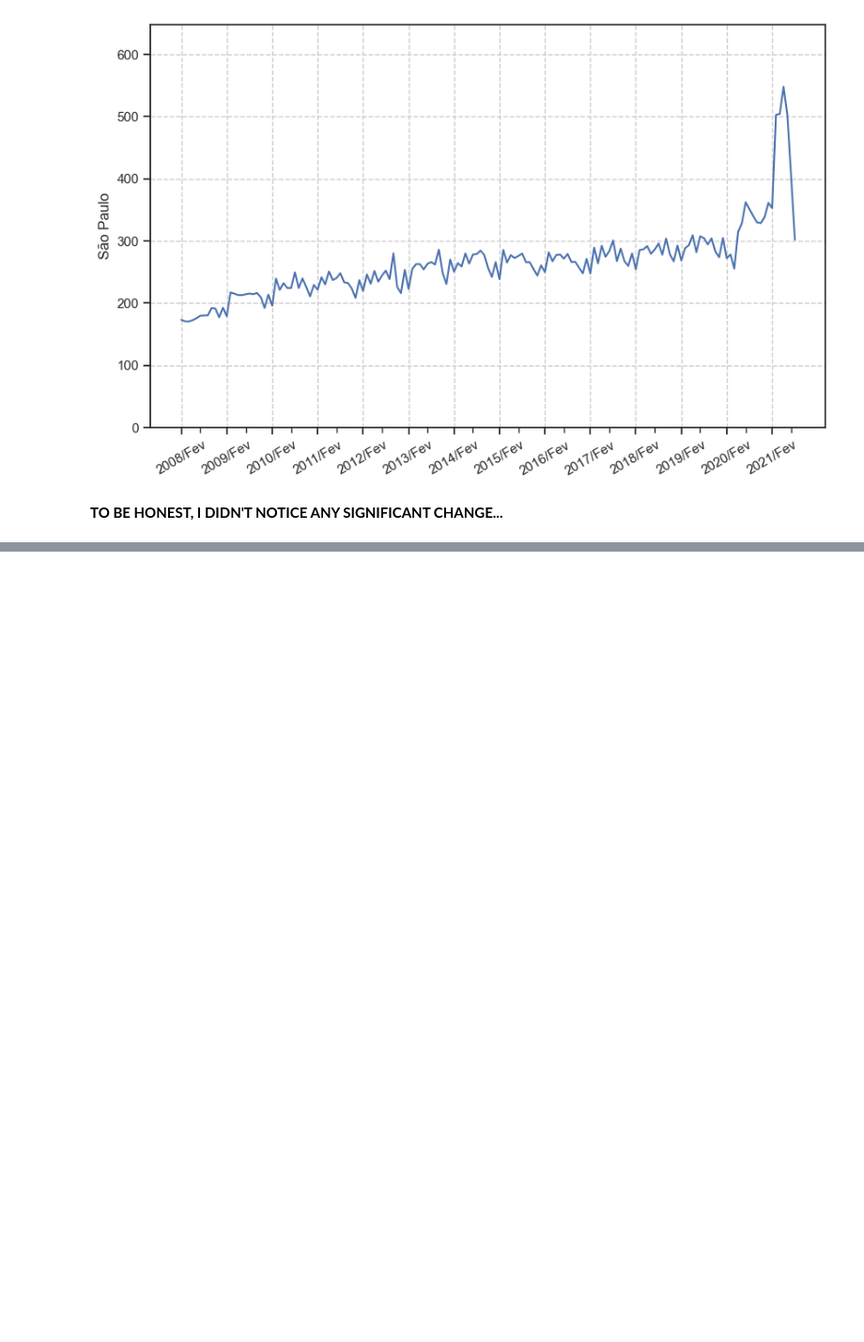
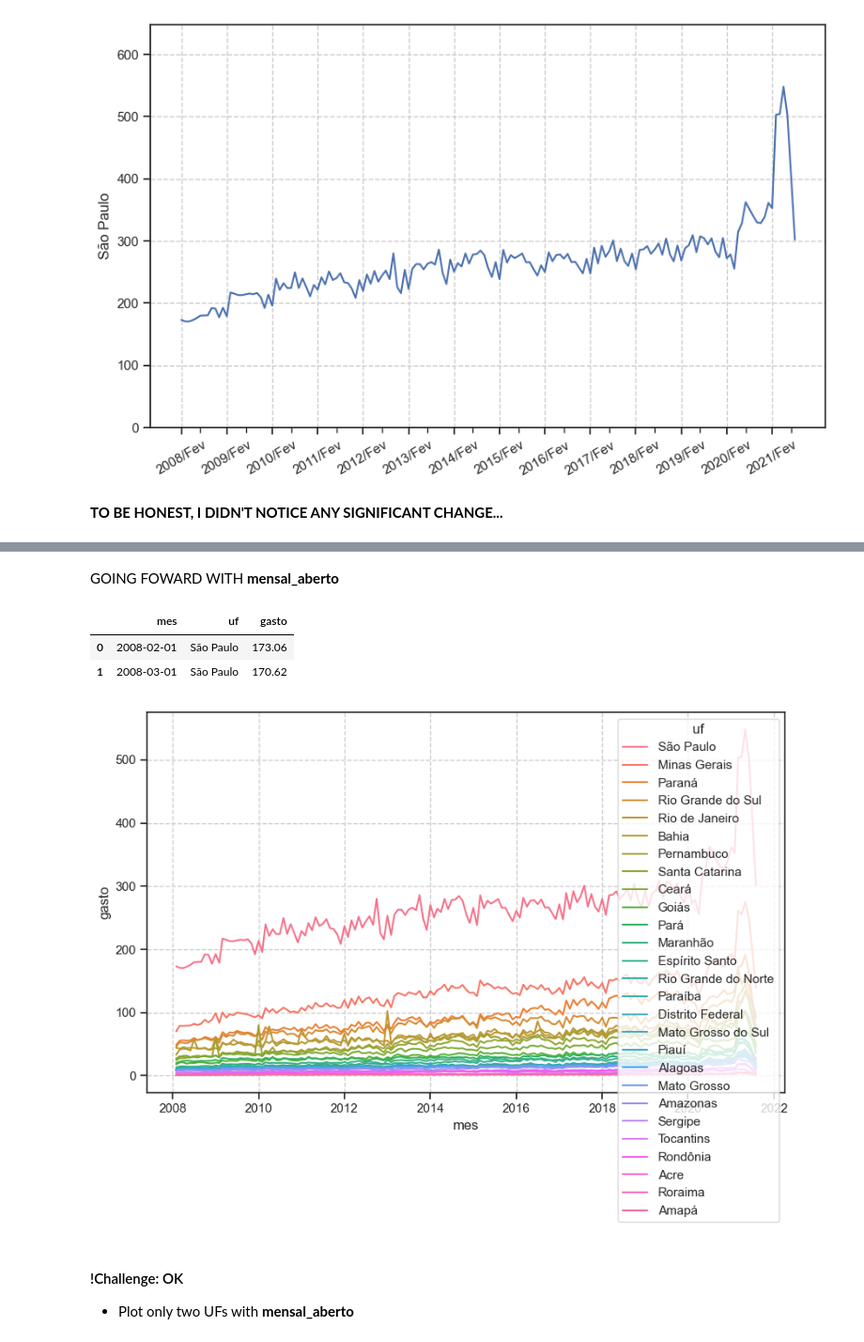
Before and after one commit to rfelipesilva/pos-tech-data-analytics, a Jupyter notebook: jupyter/02-Visualização de dados.ipynb, the cells around one changed output, grey strips where cells are left out. Shown at 94% size. Drawn from its saved outputs; the diff is of its cells as text; code cells hidden in the pictures; blank space fills up the shorter version.

```diff
--- a/jupyter/02-Visualização de dados.ipynb
+++ b/jupyter/02-Visualização de dados.ipynb
@@ -440,0 +595,8 @@ plt.show()
+# %%
+"""USING MELT TO "OPEN" THE TABLE, THE melt(),
+        THE id_vars = THE COLUNS THAT WILL IDENTIFY THE VARIABLE, ]
+        FOLLOWED BY value_var = THE VALUES THAT I WANT TO EXTRACT/"OPEN"
+"""
+mensal_aberto = mensal.reset_index().melt(id_vars=['index'], value_vars=mensal.columns)
+mensal_aberto.columns = ['mes', 'uf', 'gasto']
+mensal_aberto.head()
@@ -440,0 +642,20 @@ plt.show()
+# %% [markdown]
+GOING FOWARD WITH **mensal_aberto**
+# %%
+mensal_aberto.head(2)
+# %% [output]
+|  | mes | uf | gasto |
+| 0 | 2008-02-01 | São Paulo | 173.06 |
+| 1 | 2008-03-01 | São Paulo | 170.62 |
+# %%
+plt.figure(figsize=(10,6))
+
+ax = sns.lineplot(data=mensal_aberto, x='mes', y='gasto', hue='uf')
+
+plt.grid(linestyle='--')
+plt.show()
+# %% [output]
+[figure, added]
+# %% [markdown]
+#### !Challenge: OK
+- Plot only two UFs with **mensal_aberto**
```
Also changed, not shown: parts of 36 cells of this notebook.
